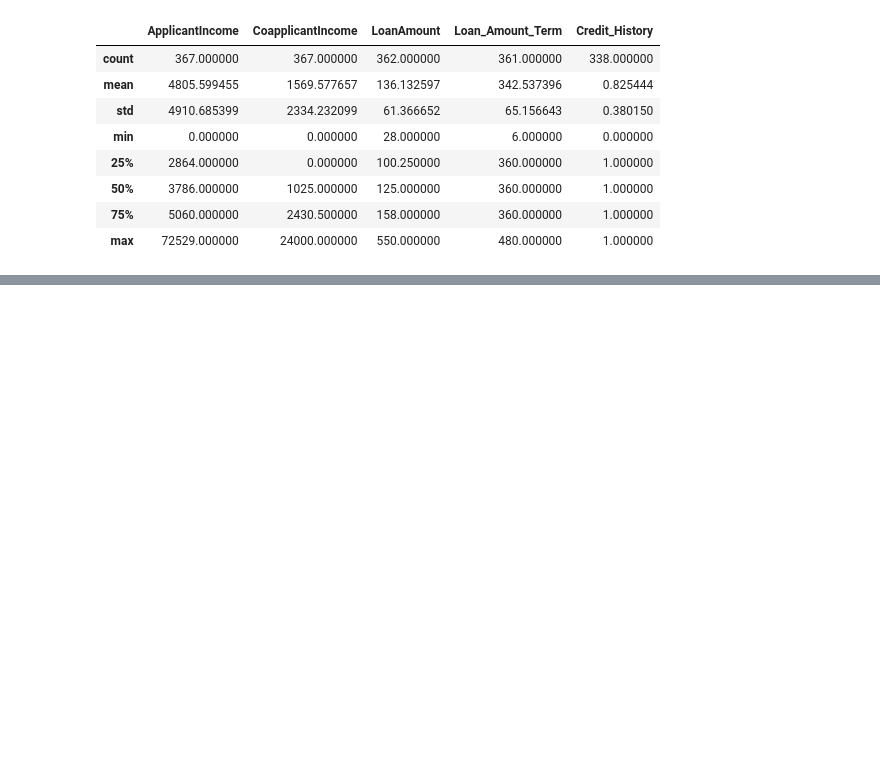
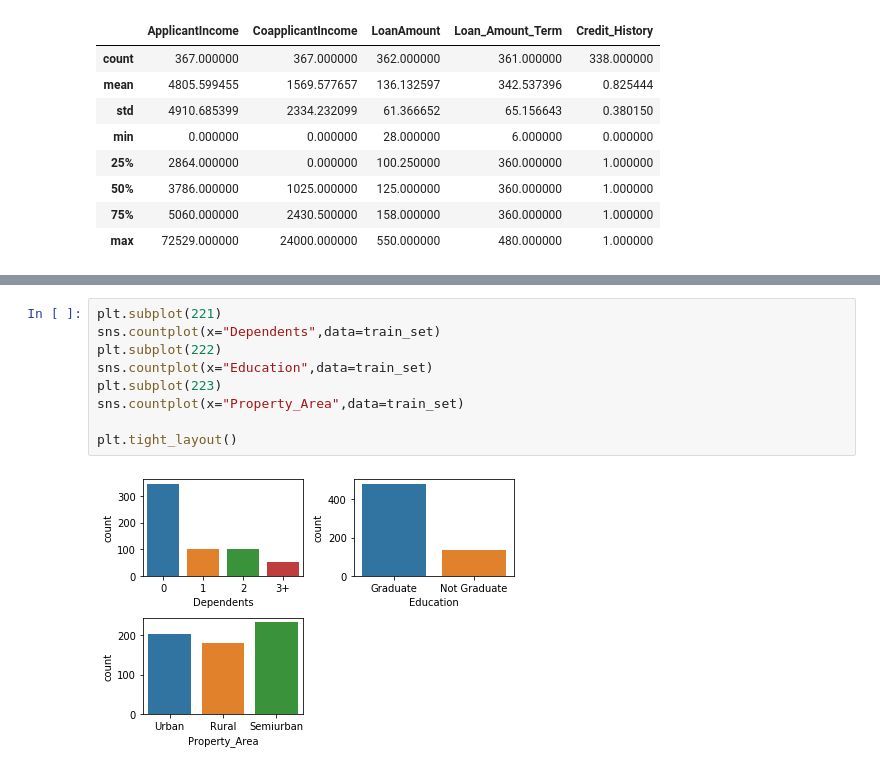
Before and after one commit to gato1005/LoanApproval, a Jupyter notebook: LoanPrediction.ipynb, the cells around one changed output, grey strips where cells are left out. Saved outputs shown, nothing was run; the diff lists cells and outputs as text; blank space fills up the shorter version.

```diff
--- a/LoanPrediction.ipynb
+++ b/LoanPrediction.ipynb
@@ -176,0 +262,11 @@ pwd
+# %%
+plt.subplot(221)
+sns.countplot(x="Dependents",data=train_set)
+plt.subplot(222)
+sns.countplot(x="Education",data=train_set)
+plt.subplot(223)
+sns.countplot(x="Property_Area",data=train_set)
+
+plt.tight_layout()
+# %% [output]
+[figure, added]
```
Also changed, not shown: parts of 27 cells of this notebook.
